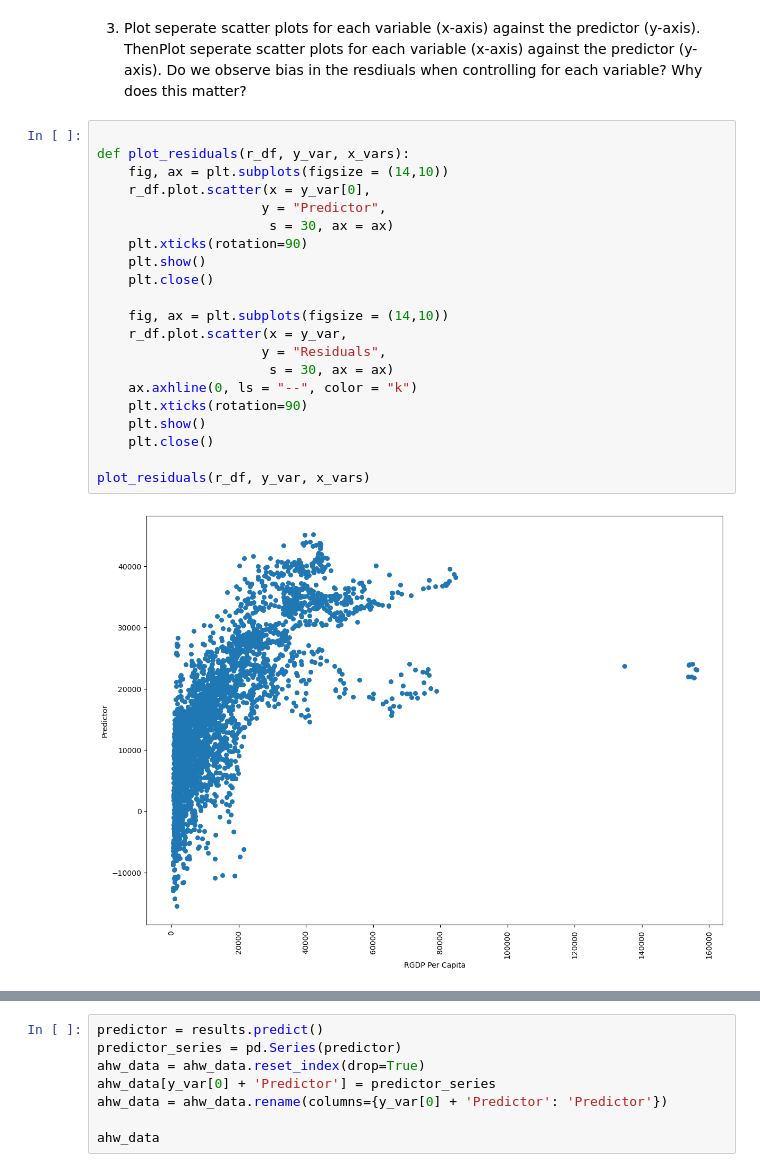
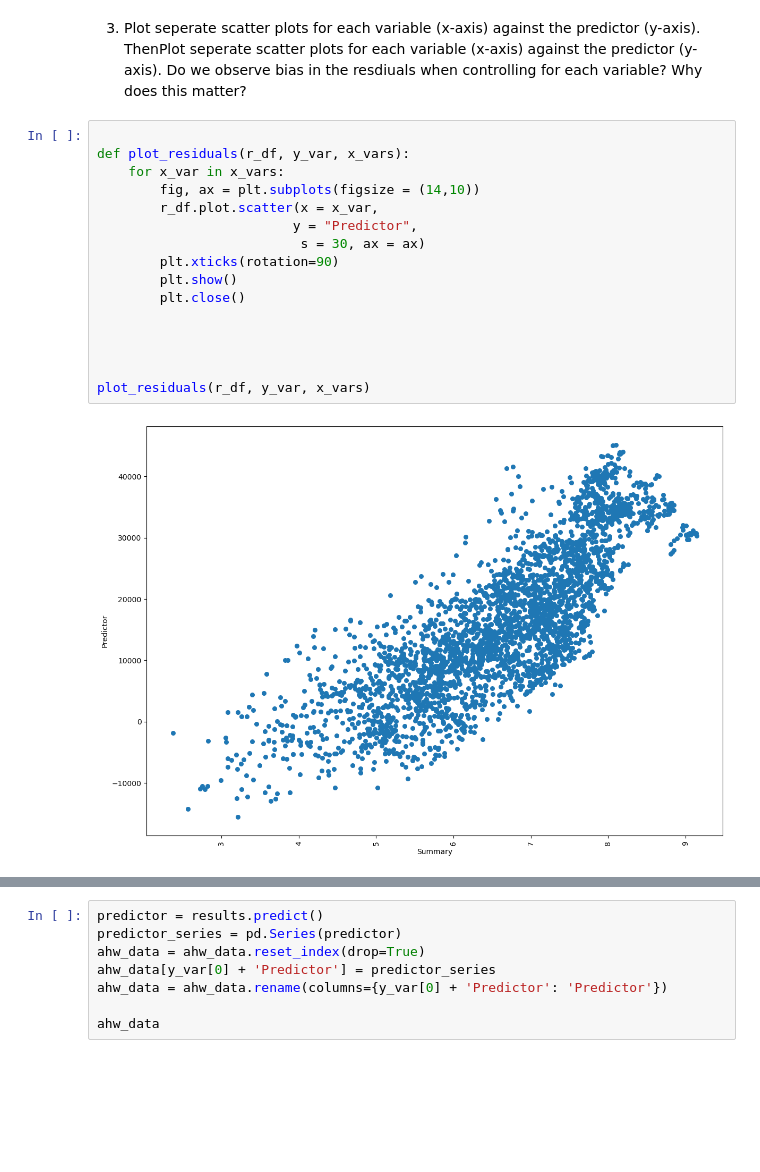
Before and after one commit to cade-busek/Econ411, a Jupyter notebook: Homework projects/HW for project 9.ipynb, the cells around one changed output, grey strips where cells are left out. Cells and saved outputs as stored; diff of their text form; blank space fills up the shorter version.

```diff
--- a/Homework projects/HW for project 9.ipynb
+++ b/Homework projects/HW for project 9.ipynb
@@ -156,23 +165,18 @@ This residual has has more on the right tail but the tail does not go out as cau
 # %%
 
 def plot_residuals(r_df, y_var, x_vars):
-    fig, ax = plt.subplots(figsize = (14,10))
-    r_df.plot.scatter(x = y_var[0],
-                     y = "Predictor",
-                      s = 30, ax = ax)
-    plt.xticks(rotation=90)
-    plt.show()
-    plt.close()
+    for x_var in x_vars:
+        fig, ax = plt.subplots(figsize = (14,10))
+        r_df.plot.scatter(x = x_var,
+                         y = "Predictor",
+                          s = 30, ax = ax)
+        plt.xticks(rotation=90)
+        plt.show()
+        plt.close()
 
-    fig, ax = plt.subplots(figsize = (14,10))
-    r_df.plot.scatter(x = y_var,
-                     y = "Residuals",
-                      s = 30, ax = ax)
-    ax.axhline(0, ls = "--", color = "k")
-    plt.xticks(rotation=90)
-    plt.show()
-    plt.close()
+
+
 
 plot_residuals(r_df, y_var, x_vars)
 # %% [output]
-[figure, old version]
+[figure, new version]
```
Also changed, not shown: parts of 12 cells of this notebook.
